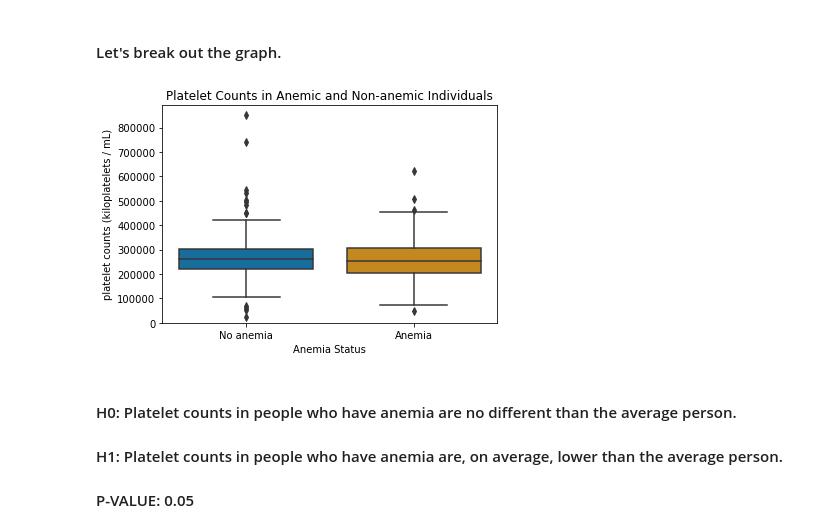
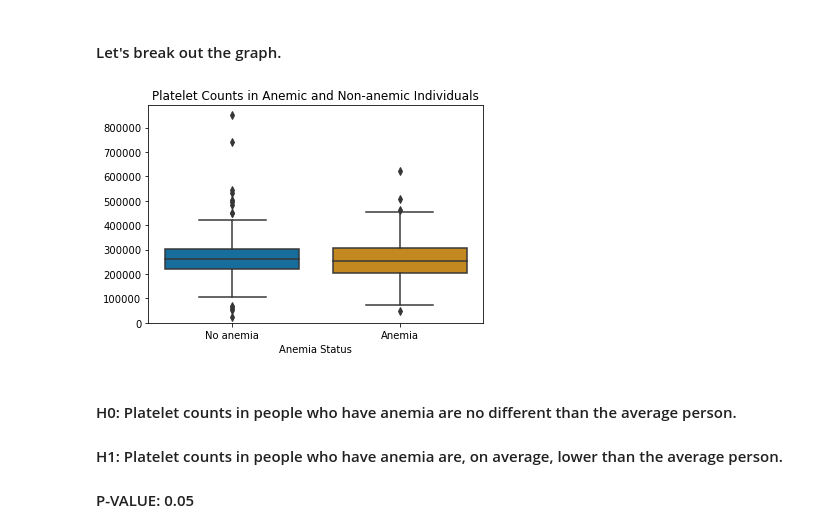
Before and after one commit to INDIG0N/anemia_data, a Jupyter notebook: notebooks/heart_failure_data.ipynb, the cells around one changed output. Drawn from its saved outputs; the diff is of its cells as text; code cells hidden in the pictures.

```diff
--- a/notebooks/heart_failure_data.ipynb
+++ b/notebooks/heart_failure_data.ipynb
@@ -208,15 +208,16 @@ Mean platelet counts (kiloplatelets / mL) for patients without anemia: 267082
 # %%
 g1 = sns.boxplot(x = heart['anaemia'], y = heart['platelets'])
 g1.set_xticklabels(['No anemia', 'Anemia'])
 g1.set_xlabel('Anemia Status')
-g1.set_ylabel('platelet counts (kiloplatelets / mL)')
+# g1.set_ylabel('platelet counts (kiloplatelets / mL)')
+g1.set_ylabel('')
 g1.set(ylim = (0, None))
 g1.set_title('Platelet Counts in Anemic and Non-anemic Individuals')
 
 fig = g1.get_figure()
-fig.savefig('../images/Platelets.png')
+fig.savefig('../images/Platelets.jpeg')
 # %% [output]
-[figure, old version]
+[figure, new version]
 # %% [markdown]
 #### H0: Platelet counts in people who have anemia are no different than the average person.
 
```
Also changed, not shown: parts of 1 cell of this notebook, 9 other files.
